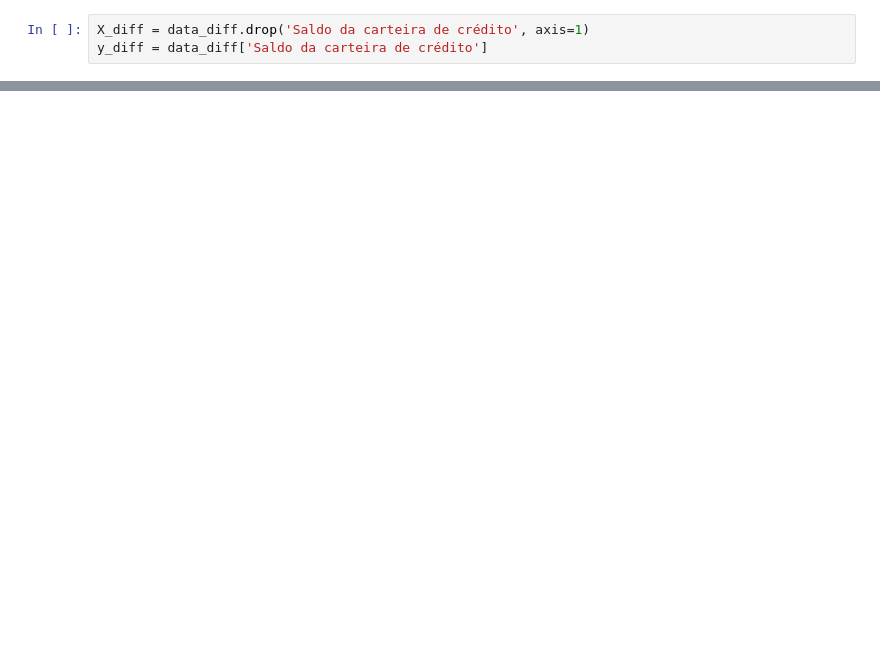
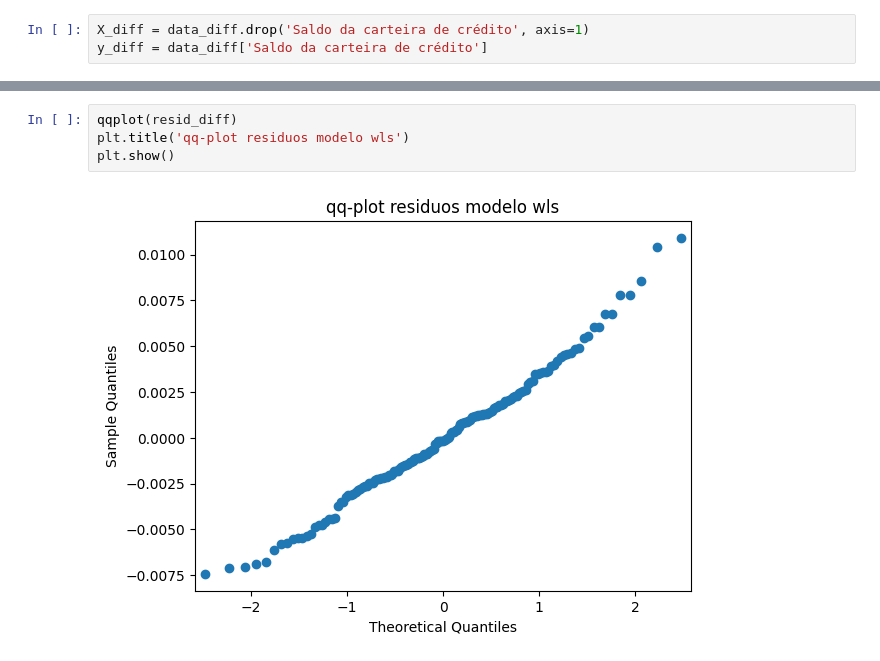
Before and after one commit to WesleySouza13/credit-portfolio-evolution, a Jupyter notebook: notebooks/modeling.ipynb, the cells around one changed output, grey strips where cells are left out. Drawn from its saved outputs; the diff is of its cells as text; blank space fills up the shorter version.

```diff
--- a/notebooks/modeling.ipynb
+++ b/notebooks/modeling.ipynb
@@ -257,0 +361,6 @@ Notes:
+# %%
+qqplot(resid_diff)
+plt.title('qq-plot residuos modelo wls')
+plt.show()
+# %% [output]
+[figure, added]
```
Also changed, not shown: parts of 56 cells of this notebook, 7 other files.
